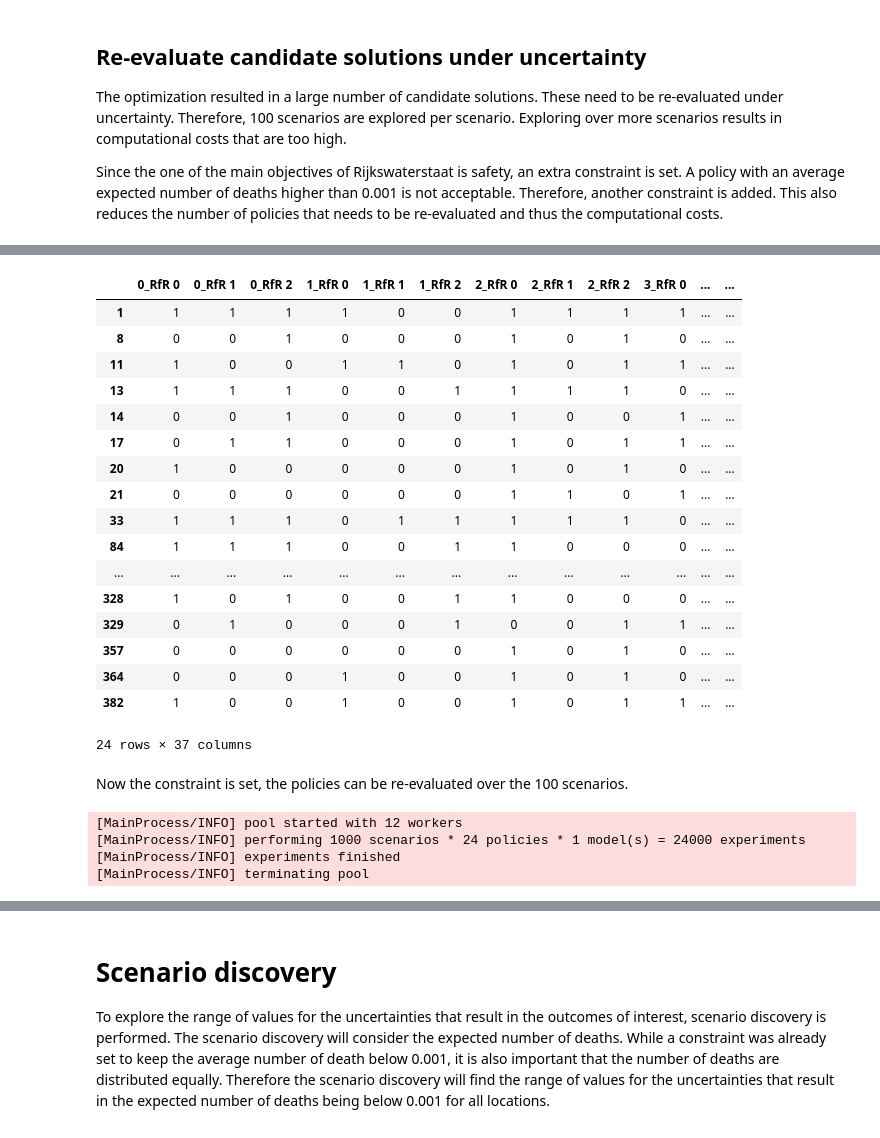
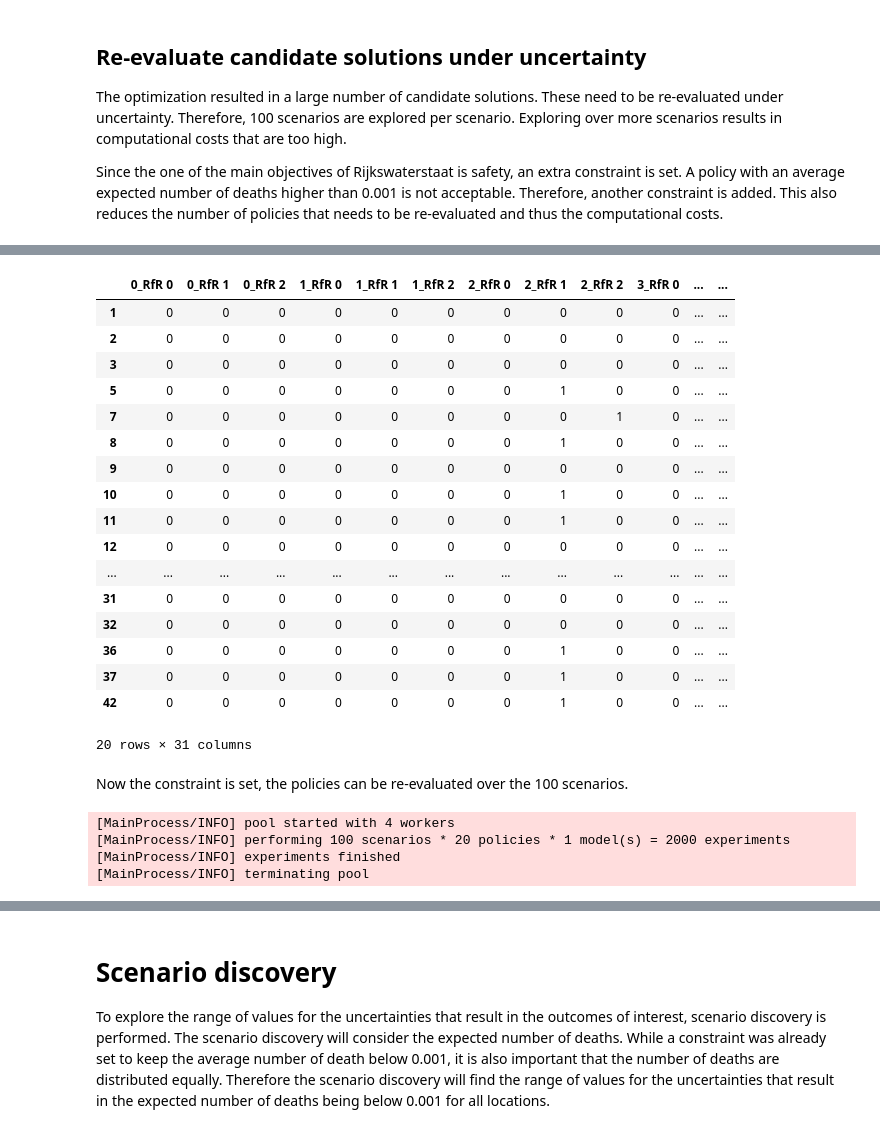
Before and after one commit to green-caro/epa1361_open, a Jupyter notebook: final assignment/V2_Multi-scenario_MORDM_and_ScenarioDiscovery.ipynb, the cells around one changed output, grey strips where cells are left out. Saved outputs shown, nothing was run; the diff lists cells and outputs as text; code cells hidden in the pictures.

Commit message:
testing re-evaluation of candidate policies

```diff
--- a/final assignment/V2_Multi-scenario_MORDM_and_ScenarioDiscovery.ipynb
+++ b/final assignment/V2_Multi-scenario_MORDM_and_ScenarioDiscovery.ipynb
@@ -100,9 +105,3 @@ plt.show()
 The optimization resulted in a large number of candidate solutions. These need to be re-evaluated under uncertainty. Therefore, 100 scenarios are explored per scenario. Exploring over more scenarios results in computational costs that are too high.
 
 Since the one of the main objectives of Rijkswaterstaat is safety, an extra constraint is set. A policy with an average expected number of deaths higher than 0.001 is not acceptable. Therefore, another constraint is added. This also reduces the number of policies that needs to be re-evaluated and thus the computational costs.
-# %%
-import pandas as pd
-
-archive['sum_deaths'] = archive['A.1_Expected Number of Deaths'] + archive['A.1_Expected Number of Deaths'] + archive['A.2_Expected Number of Deaths'] + archive['A.3_Expected Number of Deaths'] + archive['A.4_Expected Number of Deaths'] + archive['A.5_Expected Number of Deaths']
-logical = archive.sum_deaths < 0.005
-np.sum(logical)
@@ -115,7 +129,9 @@ archive.sum_deaths[archive.sum_deaths < 0.005]
 # %%
 from ema_workbench.analysis import parcoords
 
-data = archive.loc[:, [o.name for o in model.outcomes]]
+archive_subspace = archive.loc[archive['Expected Number of Deaths'] < 0.05]
+
+data = archive_subspace.loc[:, [o.name for o in model.outcomes]]
 limits = parcoords.get_limits(data)
 #limits.loc[0, ['utility', 'inertia', 'reliability', 'max_P']] = 0
 
@@ -149,26 +144,26 @@ archive[logical]
 # %%
-policies = archive[logical]
+policies = archive_subspace
 policies = policies.drop([o.name for o in model.outcomes], axis=1)
 policies
 # %% [output]
 |  | 0_RfR 0 | 0_RfR 1 | 0_RfR 2 | 1_RfR 0 | 1_RfR 1 | 1_RfR 2 | 2_RfR 0 | 2_RfR 1 | 2_RfR 2 | 3_RfR 0 | ... | ... |
-| 1 | 1 | 1 | 1 | 1 | 0 | 0 | 1 | 1 | 1 | 1 | ... | ... |
-| 8 | 0 | 0 | 1 | 0 | 0 | 0 | 1 | 0 | 1 | 0 | ... | ... |
-| 11 | 1 | 0 | 0 | 1 | 1 | 0 | 1 | 0 | 1 | 1 | ... | ... |
-| 13 | 1 | 1 | 1 | 0 | 0 | 1 | 1 | 1 | 1 | 0 | ... | ... |
-| 14 | 0 | 0 | 1 | 0 | 0 | 0 | 1 | 0 | 0 | 1 | ... | ... |
-| 17 | 0 | 1 | 1 | 0 | 0 | 0 | 1 | 0 | 1 | 1 | ... | ... |
-| 20 | 1 | 0 | 0 | 0 | 0 | 0 | 1 | 0 | 1 | 0 | ... | ... |
-| 21 | 0 | 0 | 0 | 0 | 0 | 0 | 1 | 1 | 0 | 1 | ... | ... |
-| 33 | 1 | 1 | 1 | 0 | 1 | 1 | 1 | 1 | 1 | 0 | ... | ... |
-| 84 | 1 | 1 | 1 | 0 | 0 | 1 | 1 | 0 | 0 | 0 | ... | ... |
+| 1 | 0 | 0 | 0 | 0 | 0 | 0 | 0 | 0 | 0 | 0 | ... | ... |
+| 2 | 0 | 0 | 0 | 0 | 0 | 0 | 0 | 0 | 0 | 0 | ... | ... |
+| 3 | 0 | 0 | 0 | 0 | 0 | 0 | 0 | 0 | 0 | 0 | ... | ... |
+| 5 | 0 | 0 | 0 | 0 | 0 | 0 | 0 | 1 | 0 | 0 | ... | ... |
+| 7 | 0 | 0 | 0 | 0 | 0 | 0 | 0 | 0 | 1 | 0 | ... | ... |
+| 8 | 0 | 0 | 0 | 0 | 0 | 0 | 0 | 1 | 0 | 0 | ... | ... |
+| 9 | 0 | 0 | 0 | 0 | 0 | 0 | 0 | 0 | 0 | 0 | ... | ... |
+| 10 | 0 | 0 | 0 | 0 | 0 | 0 | 0 | 1 | 0 | 0 | ... | ... |
+| 11 | 0 | 0 | 0 | 0 | 0 | 0 | 0 | 1 | 0 | 0 | ... | ... |
+| 12 | 0 | 0 | 0 | 0 | 0 | 0 | 0 | 0 | 0 | 0 | ... | ... |
 | ... | ... | ... | ... | ... | ... | ... | ... | ... | ... | ... | ... | ... |
-| 328 | 1 | 0 | 1 | 0 | 0 | 1 | 1 | 0 | 0 | 0 | ... | ... |
-| 329 | 0 | 1 | 0 | 0 | 0 | 1 | 0 | 0 | 1 | 1 | ... | ... |
-| 357 | 0 | 0 | 0 | 0 | 0 | 0 | 1 | 0 | 1 | 0 | ... | ... |
-| 364 | 0 | 0 | 0 | 1 | 0 | 0 | 1 | 0 | 1 | 0 | ... | ... |
-| 382 | 1 | 0 | 0 | 1 | 0 | 0 | 1 | 0 | 1 | 1 | ... | ... |
+| 31 | 0 | 0 | 0 | 0 | 0 | 0 | 0 | 0 | 0 | 0 | ... | ... |
+| 32 | 0 | 0 | 0 | 0 | 0 | 0 | 0 | 0 | 0 | 0 | ... | ... |
+| 36 | 0 | 0 | 0 | 0 | 0 | 0 | 0 | 1 | 0 | 0 | ... | ... |
+| 37 | 0 | 0 | 0 | 0 | 0 | 0 | 0 | 1 | 0 | 0 | ... | ... |
+| 42 | 0 | 0 | 0 | 0 | 0 | 0 | 0 | 1 | 0 | 0 | ... | ... |
-24 rows × 37 columns
+20 rows × 31 columns
 # %%
 from ema_workbench import Policy
 
@@ -181,13 +176,13 @@ Now the constraint is set, the policies can be re-evaluated over the 100 scenari
 # %%
 from ema_workbench import SequentialEvaluator
 
-n_scenarios = 1000
+n_scenarios = 100
 with MultiprocessingEvaluator(model) as evaluator:
     results = evaluator.perform_experiments(n_scenarios,
                                             policies_to_evaluate)
 # %% [output]
-[MainProcess/INFO] pool started with 12 workers
-[MainProcess/INFO] performing 1000 scenarios * 24 policies * 1 model(s) = 24000 experiments
+[MainProcess/INFO] pool started with 4 workers
+[MainProcess/INFO] performing 100 scenarios * 20 policies * 1 model(s) = 2000 experiments
 [MainProcess/INFO] experiments finished
 [MainProcess/INFO] terminating pool
 # %%
```
Also changed, not shown: parts of 14 cells of this notebook, 1 other file.
